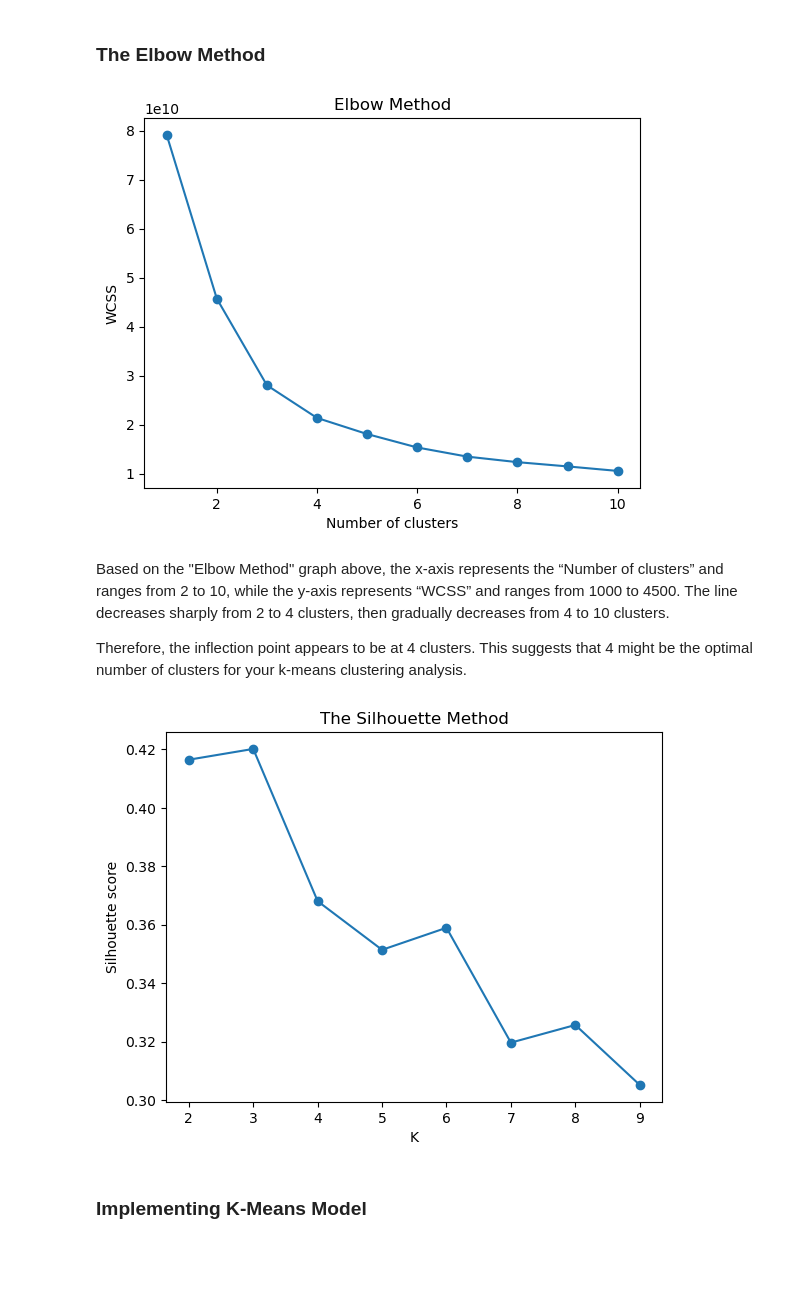
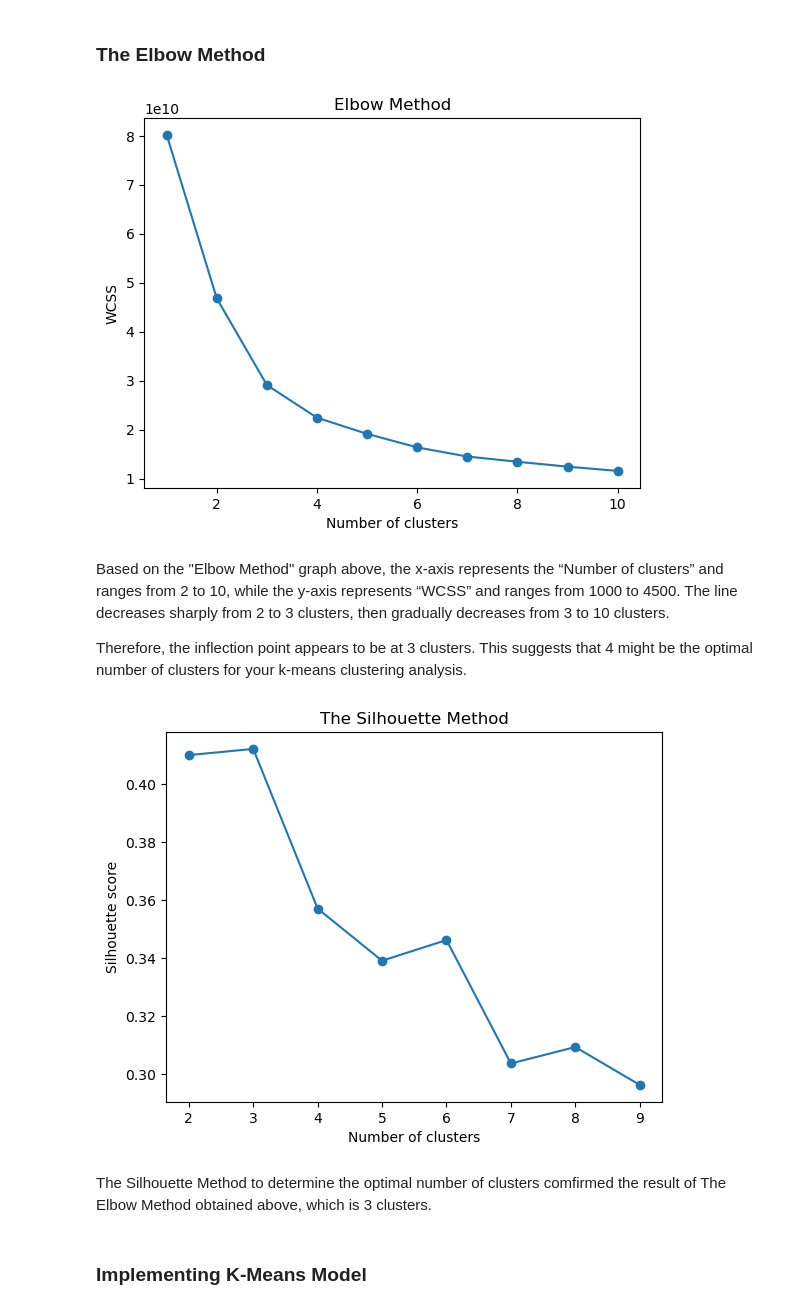
Before and after one commit to Nathan-13/ML-Project-Unsupervised-Learning, a Jupyter notebook: notebook/Unsupervised Learning - Project.ipynb, the cells around one changed output. Cells and saved outputs as stored; diff of their text form; code cells hidden in the pictures; blank space fills up the shorter version.

```diff
--- a/notebook/Unsupervised Learning - Project.ipynb
+++ b/notebook/Unsupervised Learning - Project.ipynb
@@ -323,7 +314,7 @@ range_n_clusters = list(range(1,11))  # the range of cluster numbers you want to
 
 for n_clusters in range_n_clusters:
     kmeans = KMeans(n_clusters=n_clusters, init='k-means++', max_iter=300, n_init=10, random_state=0)
-    kmeans.fit(X_pca)
+    kmeans.fit(selected_features)
     wcss.append(kmeans.inertia_)
 
 # Plot the elbow graph
@@ -333,34 +324,37 @@ plt.xlabel('Number of clusters')
 plt.ylabel('WCSS')
 plt.show()
 # %% [output]
-[figure, old version]
+[figure, new version]
 # %% [markdown]
-Based on the "Elbow Method" graph above, the x-axis represents the “Number of clusters” and ranges from 2 to 10, while the y-axis represents “WCSS” and ranges from 1000 to 4500. The line decreases sharply from 2 to 4 clusters, then gradually decreases from 4 to 10 clusters.
+Based on the "Elbow Method" graph above, the x-axis represents the “Number of clusters” and ranges from 2 to 10, while the y-axis represents “WCSS” and ranges from 1000 to 4500. The line decreases sharply from 2 to 3 clusters, then gradually decreases from 3 to 10 clusters.
 
-Therefore, the inflection point appears to be at 4 clusters. This suggests that 4 might be the optimal number of clusters for your k-means clustering analysis.
+Therefore, the inflection point appears to be at 3 clusters. This suggests that 4 might be the optimal number of clusters for your k-means clustering analysis.
 # %%
+# Importing the necessary library from sklearn.metrics
 from sklearn.metrics import silhouette_score
 
 # Determine the optimal number of clusters
 silhouette_scores = []  # stores silhouette scores for different number of clusters
 range_n_clusters = list(range(2,10))  # the range of cluster numbers you want to consider
 
 for n_clusters in range_n_clusters:
     clusterer = KMeans(n_clusters=n_clusters)
-    preds = clusterer.fit_predict(X_pca)
-    score = silhouette_score(X_pca, preds)
+    preds = clusterer.fit_predict(selected_features)
+    score = silhouette_score(mod_wholesales_df, preds)
     silhouette_scores.append(score)
 
 sil_optimal_clusters = range_n_clusters[silhouette_scores.index(max(silhouette_scores))]
 
 # Plot the silhouette graph
 plt.plot(range_n_clusters, silhouette_scores, marker='o')
 plt.title('The Silhouette Method')
-plt.xlabel('K')
+plt.xlabel('Number of clusters')
 plt.ylabel('Silhouette score')
 plt.show()
 # %% [output]
-[figure, old version]
+[figure, new version]
+# %% [markdown]
+The Silhouette Method to determine the optimal number of clusters comfirmed the result of The Elbow Method obtained above, which is 3 clusters.
 # %% [markdown]
 ### Implementing K-Means Model
 # %%
```
Also changed, not shown: parts of 22 cells of this notebook, 1 other file.
